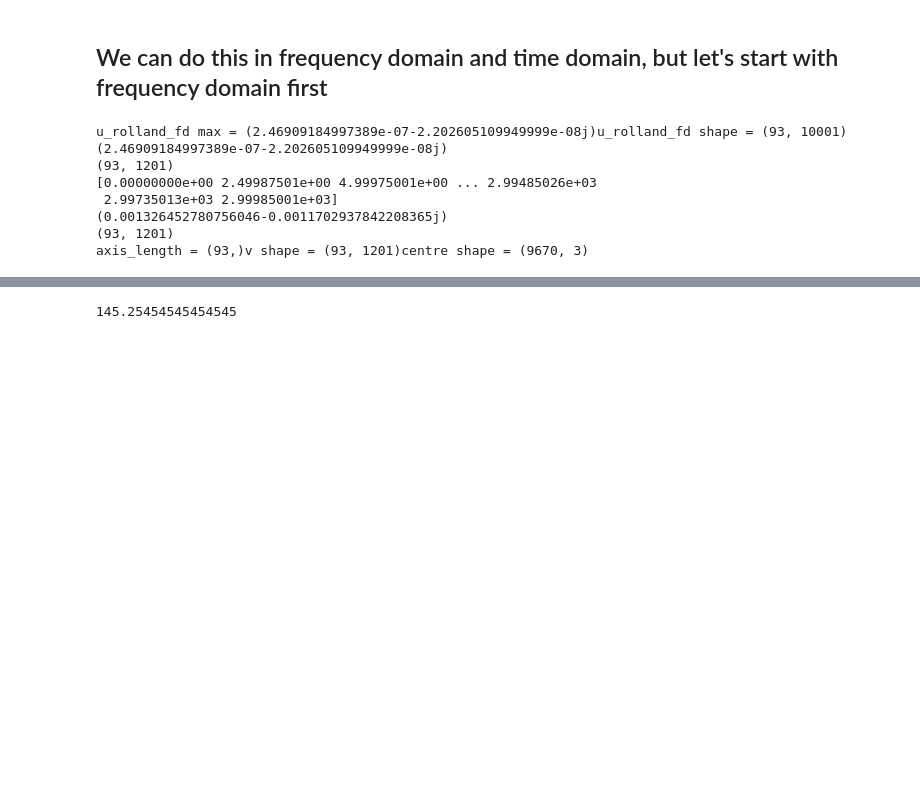
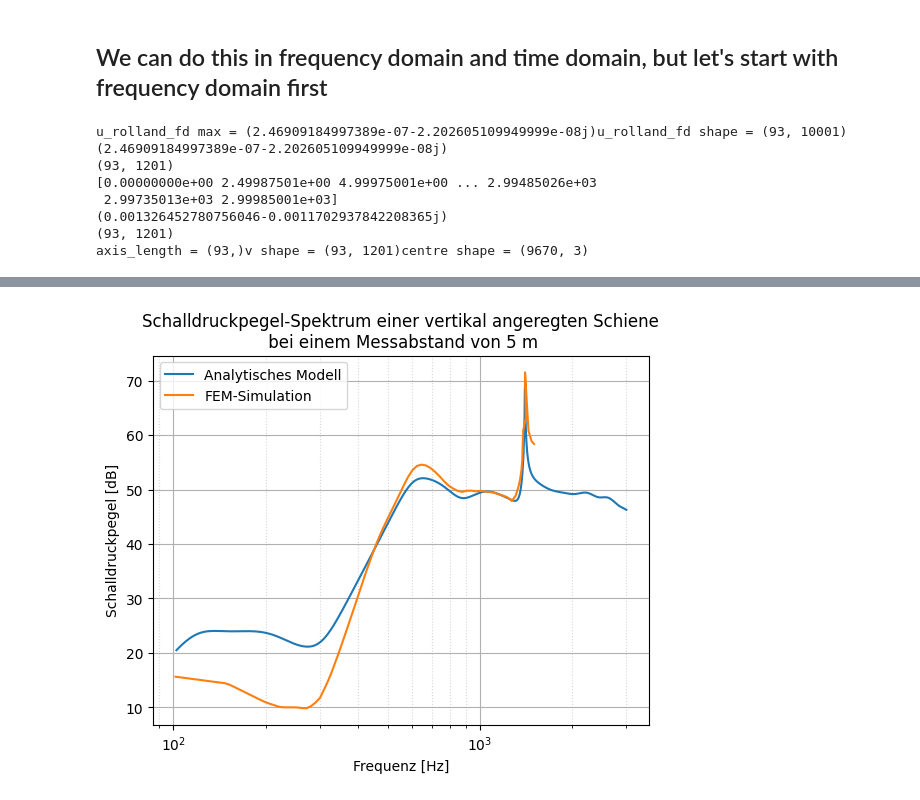
Before and after one commit to BerkinArslan/Bachelorarbeit_BA, a Jupyter notebook: final_simulations.ipynb, the cells around one changed output, grey strips where cells are left out. Saved outputs shown, nothing was run; the diff lists cells and outputs as text; code cells hidden in the pictures; blank space fills up the shorter version.

```diff
--- a/final_simulations.ipynb
+++ b/final_simulations.ipynb
@@ -167,5 +196,8 @@ P_25 = run_simulation_semi_circle(
 # %%
 wagner_simulation_data = np.genfromtxt('Default Dataset.csv', delimiter=';')
+wagner_simulation_data_5 = np.genfromtxt('Wagner_FEM_5m.csv', delimiter=';')
+wagner_simulation_data_7_5 = np.genfromtxt('Wagner_FEM_75m.csv', delimiter=';')
+wagner_simulation_data_10 = np.genfromtxt('Wagner_FEM_10m.csv', delimiter=';')
 # %%
 from matplotlib import pyplot as plt
 
@@ -189,4 +222,19 @@ plt.show()
 # %%
-nx_rolland * dx_rolland
+p0 = 2e-5
+P_db = 20 * np.log10((np.abs(P_50) + p0) / p0)
+plt_mask = (f_sim_axis[frequency_mask] >= 100) & (f_sim_axis[frequency_mask] <= f_max)
+plt_f_axis = f_sim_axis[frequency_mask][plt_mask]
+plt_P_db = P_db[plt_mask]
+plt.plot(plt_f_axis, plt_P_db, label='Analytisches Modell')
+plt.plot(wagner_simulation_data_5[:, 0], wagner_simulation_data_5[:, 1], label="FEM-Simulation")
+plt.xlabel('Frequenz [Hz]')
+plt.ylabel('Schalldruckpegel [dB]')
+plt.legend()
+plt.xscale('log')
+plt.grid(True, which='major')
+plt.grid(True, which='minor', linestyle=':', alpha=0.5)
+plt.title('Schalldruckpegel-Spektrum einer vertikal angeregten Schiene\n bei einem Messabstand von 5 m')
+plt.savefig('simulation_validation_fem_bem_50', bbox_inches='tight')
+plt.show()
 # %% [output]
-145.25454545454545
+[figure, added]
```
Also changed, not shown: parts of 12 cells of this notebook, 7 other files.
